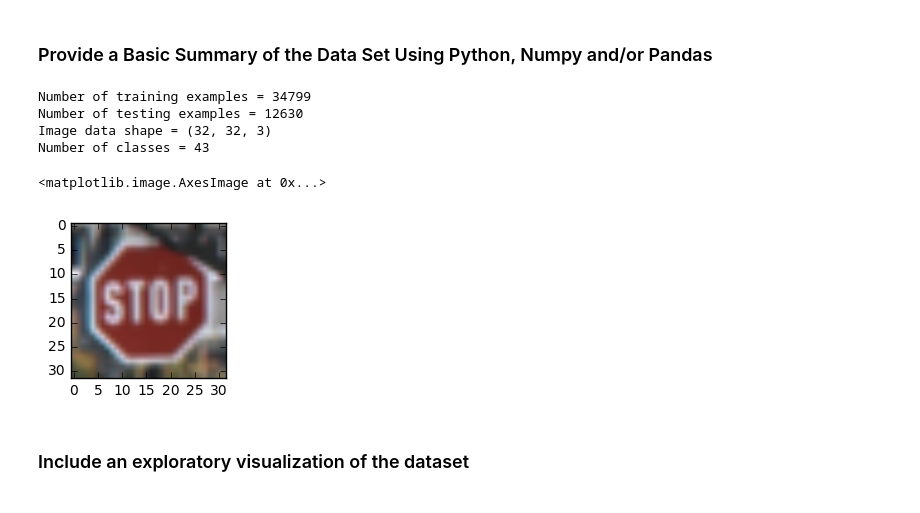
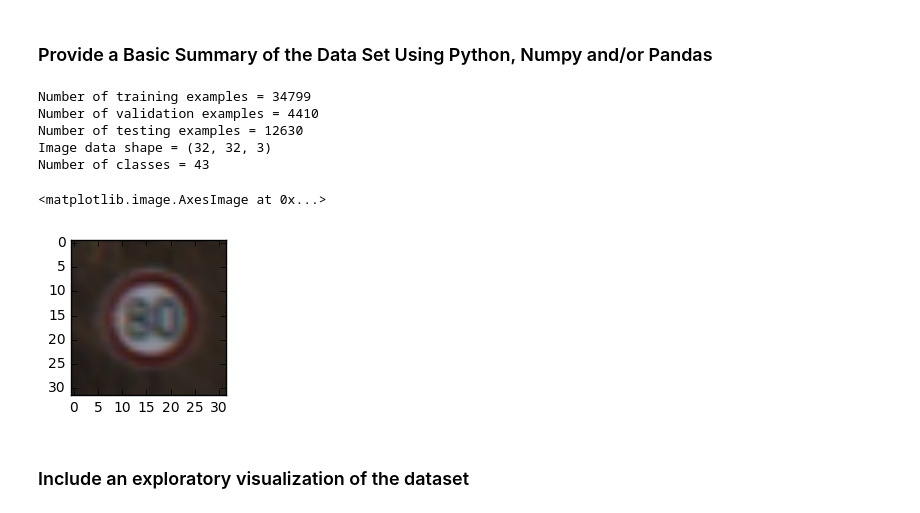
Before and after one commit to dhruvarora93/Traffic-Sign-Classifier, a Jupyter notebook: Traffic_Sign_Classifier.ipynb, the cells around one changed output. Drawn from its saved outputs; the diff is of its cells as text; code cells hidden in the pictures.

```diff
--- a/Traffic_Sign_Classifier.ipynb
+++ b/Traffic_Sign_Classifier.ipynb
@@ -75,23 +75,26 @@ image_shape = (len(X_train[0]),len(X_train[0][0]),len(X_train[0][0][0]))
 n_classes = len(np.unique(y_train))
 
 print("Number of training examples =", n_train)
+print("Number of validation examples =", n_validation)
 print("Number of testing examples =", n_test)
 print("Image data shape =", image_shape)
 print("Number of classes =", n_classes)
 # %% [output]
 Number of training examples = 34799
+Number of validation examples = 4410
 Number of testing examples = 12630
 Image data shape = (32, 32, 3)
 Number of classes = 43
 # %%
+### Sample image from the training dataset
 import matplotlib.pyplot as plt
 %matplotlib inline
 image = X_train[np.random.randint(n_train)].squeeze()
 plt.figure(figsize=(2,2))
-plt.imshow(image,cmap='gray')
+plt.imshow(image)
 # %% [output]
 <matplotlib.image.AxesImage at 0x...>
-[figure, old version]
+[figure, new version]
 # %% [markdown]
 ### Include an exploratory visualization of the dataset
 # %% [markdown]
```
Also changed, not shown: parts of 7 cells of this notebook, 13 other files.
